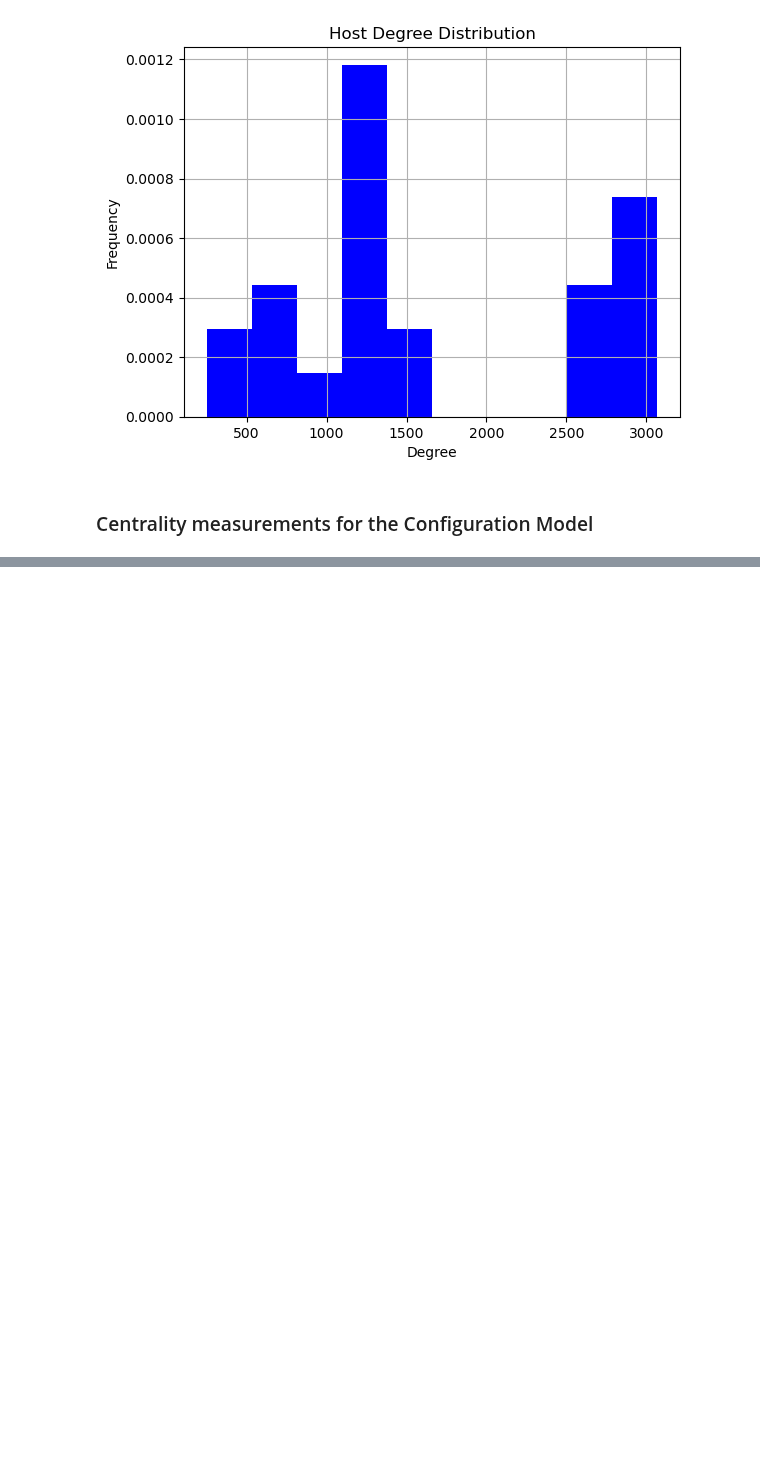
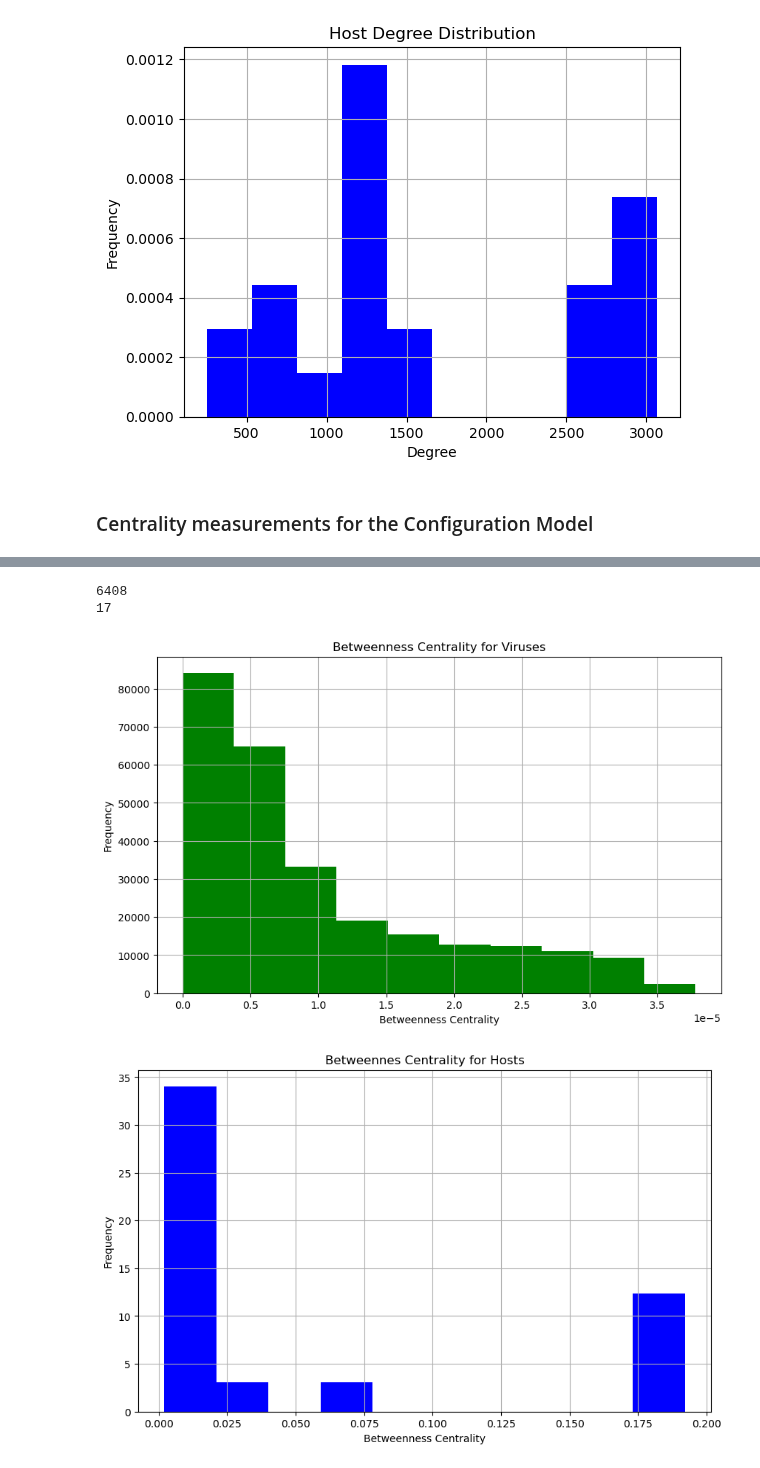
Before and after one commit to DuhaimeLab/VirusHostNetworkAnalysis, a Jupyter notebook: VHIP_real_data_tutorial.ipynb, the cells around one changed output, grey strips where cells are left out. Saved outputs shown, nothing was run; the diff lists cells and outputs as text; code cells hidden in the pictures; blank space fills up the shorter version.

Commit message:
Closeness and betweenness. Run large myco data.

```diff
--- a/VHIP_real_data_tutorial.ipynb
+++ b/VHIP_real_data_tutorial.ipynb
@@ -89,0 +102,12 @@ for i in range(3):
+# %%
+aug4_config = CM(aug4.virus_host_array)
+aug4_config.bootstrap_stats(1000)
+aug4_betweenness_plot = Graph(aug4_config.matrix_vhip, aug4.unique_viruses, aug4.unique_hosts)
+aug4_betweenness_plot.initialize_graph()
+aug4_betweenness_plot.calculate_centrality(1000)
+aug4_betweenness_plot.plot_betweenness()
+# %% [output]
+6408
+17
+[figure, added]
+[figure, added]
```
Also changed, not shown: parts of 2 cells of this notebook, 7 other files.
